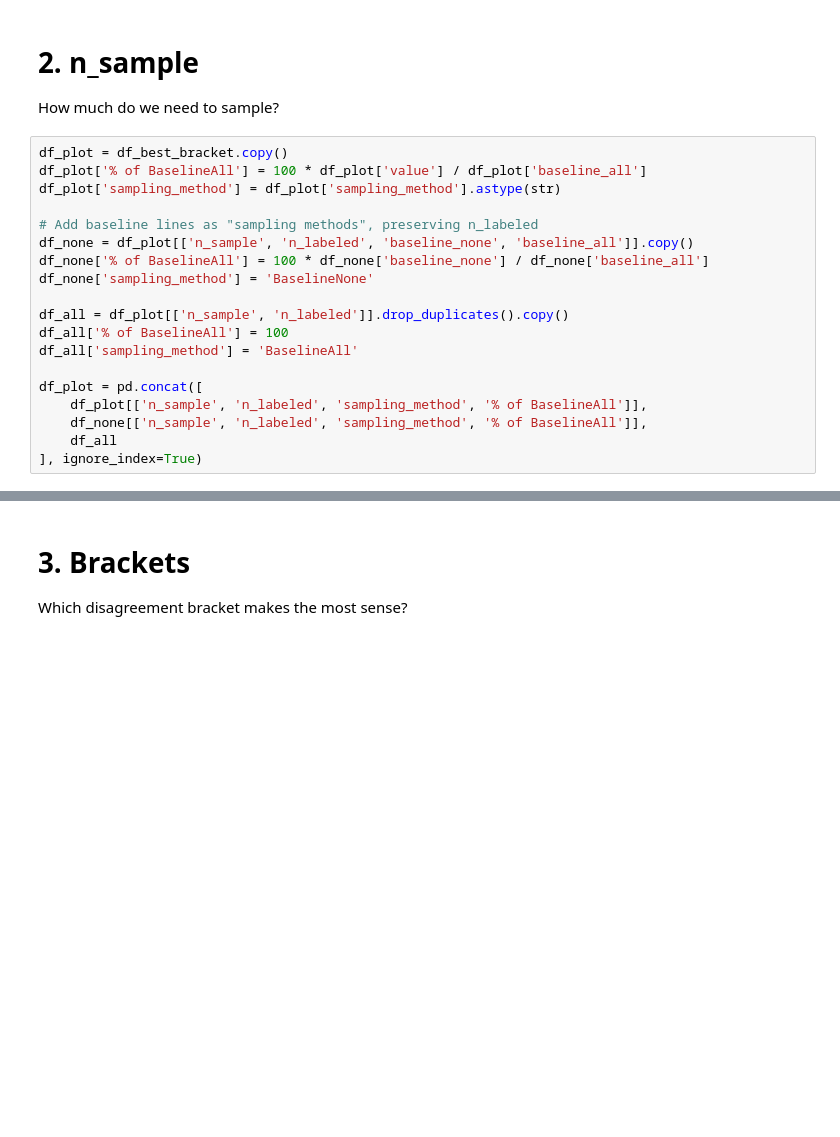
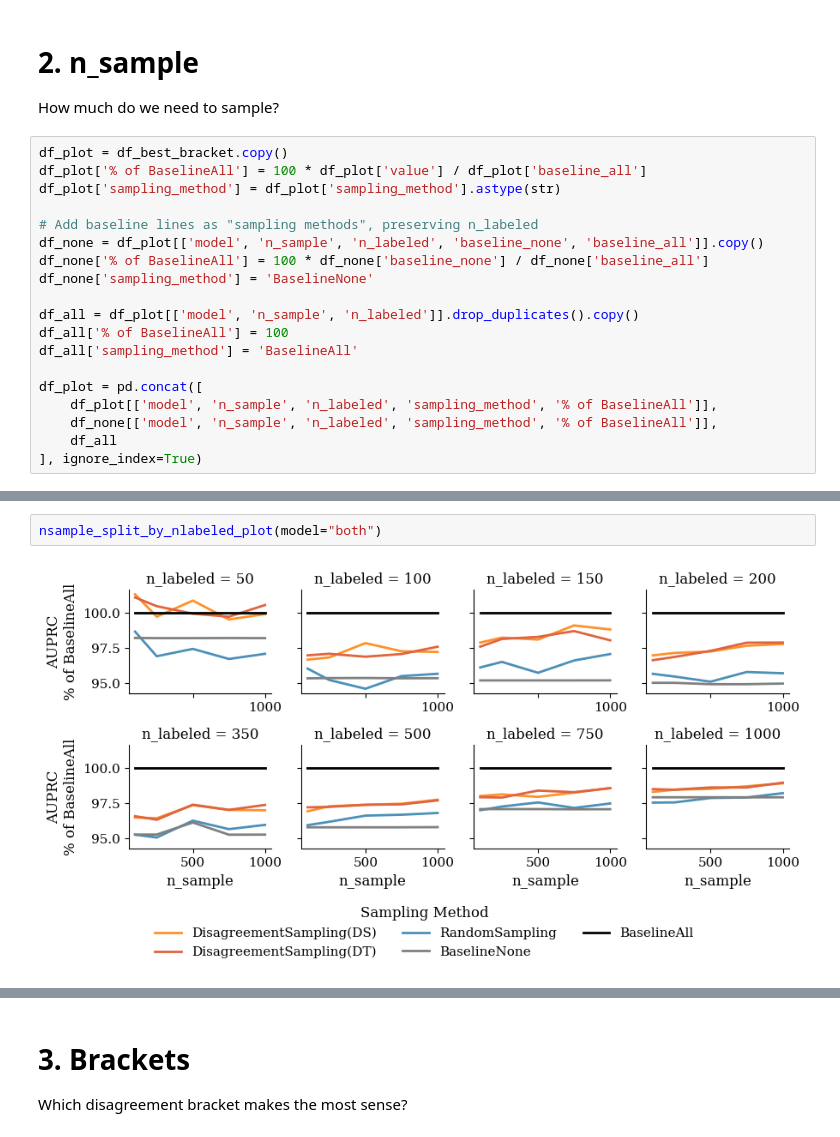
Before and after one commit to sintija-s/sudssl, a Jupyter notebook: 1_evaluation_downstream_performance.ipynb, the cells around one changed output, grey strips where cells are left out. Drawn from its saved outputs; the diff is of its cells as text; blank space fills up the shorter version.

```diff
--- a/1_evaluation_downstream_performance.ipynb
+++ b/1_evaluation_downstream_performance.ipynb
@@ -243,17 +217,17 @@ df_plot['% of BaselineAll'] = 100 * df_plot['value'] / df_plot['baseline_all']
 df_plot['sampling_method'] = df_plot['sampling_method'].astype(str)
 
 # Add baseline lines as "sampling methods", preserving n_labeled
-df_none = df_plot[['n_sample', 'n_labeled', 'baseline_none', 'baseline_all']].copy()
+df_none = df_plot[['model', 'n_sample', 'n_labeled', 'baseline_none', 'baseline_all']].copy()
 df_none['% of BaselineAll'] = 100 * df_none['baseline_none'] / df_none['baseline_all']
 df_none['sampling_method'] = 'BaselineNone'
 
-df_all = df_plot[['n_sample', 'n_labeled']].drop_duplicates().copy()
+df_all = df_plot[['model', 'n_sample', 'n_labeled']].drop_duplicates().copy()
 df_all['% of BaselineAll'] = 100
 df_all['sampling_method'] = 'BaselineAll'
 
 df_plot = pd.concat([
-    df_plot[['n_sample', 'n_labeled', 'sampling_method', '% of BaselineAll']],
-    df_none[['n_sample', 'n_labeled', 'sampling_method', '% of BaselineAll']],
+    df_plot[['model', 'n_sample', 'n_labeled', 'sampling_method', '% of BaselineAll']],
+    df_none[['model', 'n_sample', 'n_labeled', 'sampling_method', '% of BaselineAll']],
     df_all
 ], ignore_index=True)
 # %%
@@ -293,0 +272,4 @@ plt.show()
+# %%
+nsample_split_by_nlabeled_plot(model="both")
+# %% [output]
+[figure, added]
```
Also changed, not shown: parts of 31 cells of this notebook.
